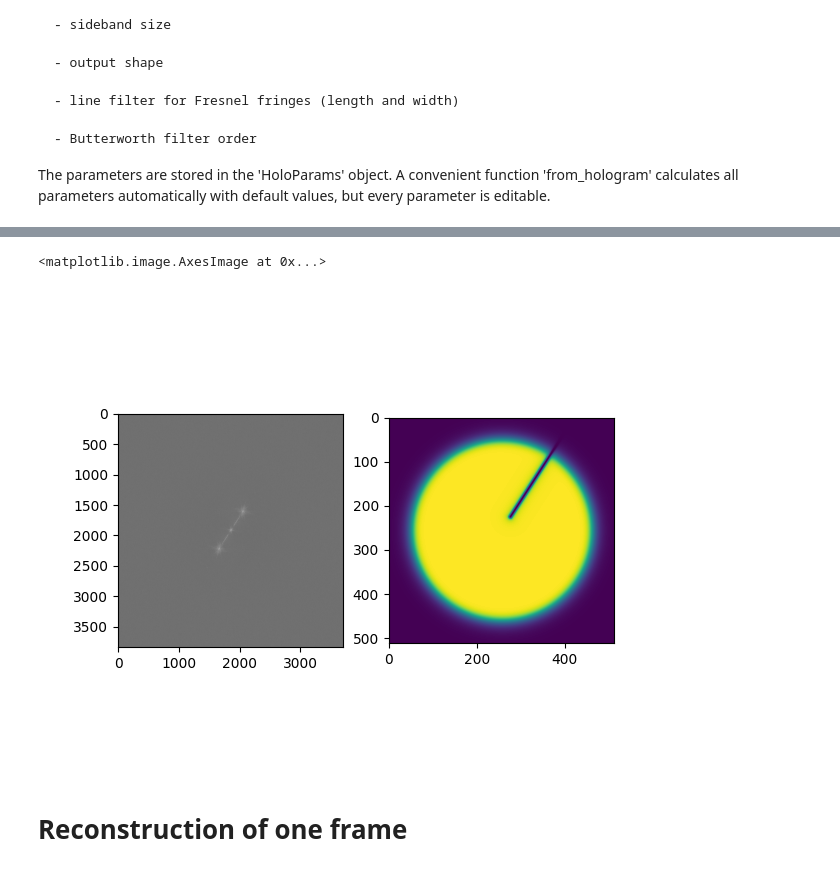
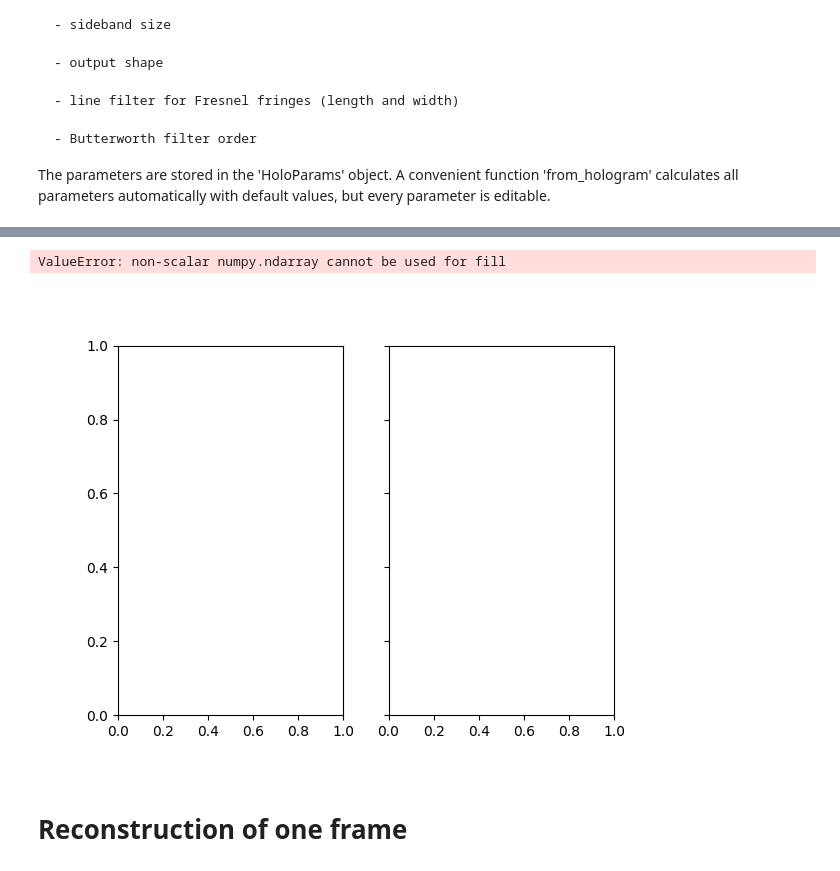
Before and after one commit to LiberTEM/LiberTEM-holo, a Jupyter notebook: notebooks/Reconstruction.ipynb, the cells around one changed output, grey strips where cells are left out. Cells and saved outputs as stored; diff of their text form; code cells hidden in the pictures.

Commit message:
WIP: phase offset correction error

```diff
--- a/notebooks/Reconstruction.ipynb
+++ b/notebooks/Reconstruction.ipynb
@@ -93,15 +88,17 @@ holoparams.sb_size, holoparams.sb_position, holoparams.out_shape
 # %%
 # we can visualise the aperture created to filter the FFT
 
-fig, ax = plt.subplots(ncols=2)
+fig, ax = plt.subplots(ncols=2, sharex=True, sharey=True)
 aperture = xp.fft.fftshift(holoparams.aperture).get()
 fft = xp.fft.fftshift(xp.fft.fft2(xp.asarray(data_obj.data[0]))).get()
+#fft = xp.roll(fft, np.array(holoparams.sb_position_int).astype(np.int64), axis=(0, 1)).get()
+#fft = fft[holoparams.slice_fft]
 
 ax[0].imshow(np.log1p(np.abs(fft)), cmap='gray')
 ax[1].imshow(aperture)
 # %% [output]
-<matplotlib.image.AxesImage at 0x...>
+ValueError: non-scalar numpy.ndarray cannot be used for fill
-[figure, old version]
+[figure, new version]
 # %% [markdown]
 # Reconstruction of one frame
 # %%
```
Also changed, not shown: parts of 16 cells of this notebook.
